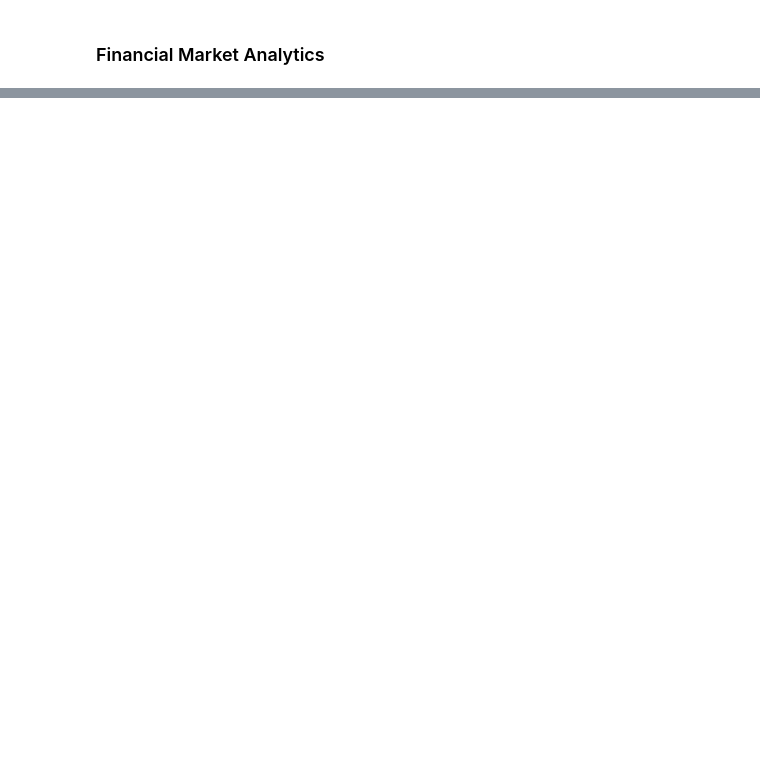
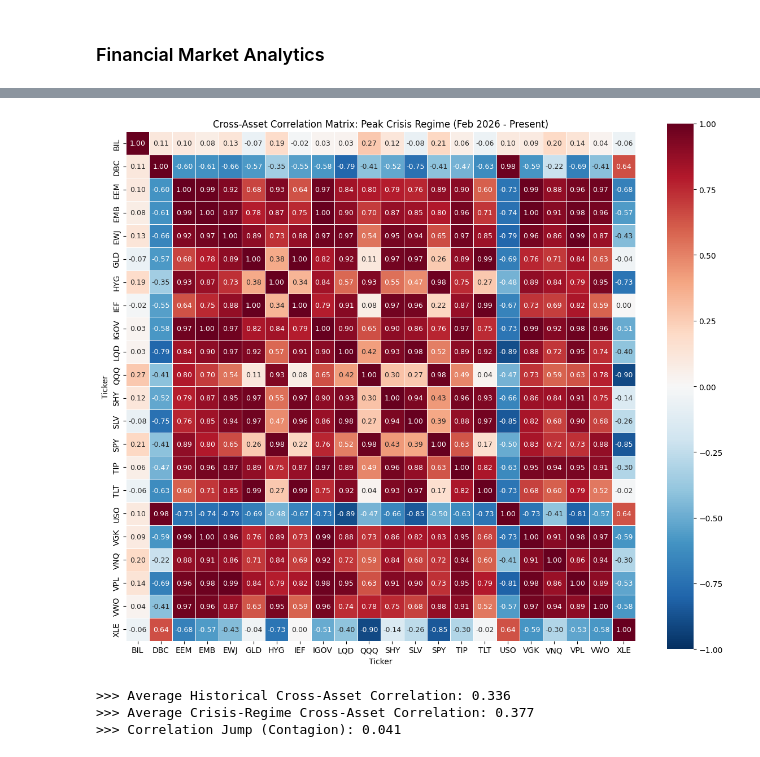
Before and after one commit to aronetommaso/Financial-Market-Analytics, a Jupyter notebook: project_type2.ipynb, the cells around one changed output, grey strips where cells are left out. Saved outputs shown, nothing was run; the diff lists cells and outputs as text; code cells hidden in the pictures; blank space fills up the shorter version.

```diff
--- a/project_type2.ipynb
+++ b/project_type2.ipynb
@@ -104,0 +224,35 @@ prices = prices.dropna(how="all")  # rimuove date senza dati
+# %%
+# Define the start date of the severe crisis period
+crisis_start_date = '2026-02-01'
+
+# Slice the log returns dataframe to isolate the war period
+crisis_returns = log_returns.loc[crisis_start_date:]
+
+# Calculate the correlation matrix specifically for the crisis regime
+crisis_corr_matrix = crisis_returns.corr()
+
+# Plot 2b: Crisis Period Correlation Matrix Heatmap
+plt.figure(figsize=(12, 10))
+
+# Use a consistent color map and scale (vmin=-1, vmax=1) to allow direct comparison with the previous heatmap
+sns.heatmap(crisis_corr_matrix, annot=True, fmt='.2f', cmap='RdBu_r', center=0,
+            vmin=-1, vmax=1, square=True, annot_kws={"size": 9}, linewidths=.5)
+
+plt.title('Cross-Asset Correlation Matrix: Peak Crisis Regime (Feb 2026 - Present)')
+plt.tight_layout()
+plt.show()
+
+# Optional analytical step: Calculate the average correlation jump
+# We extract the upper triangle of the matrices to avoid duplicating values and the diagonal (1.0s)
+mask = np.triu(np.ones_like(corr_matrix, dtype=bool), k=1)
+hist_avg_corr = corr_matrix.where(mask).mean().mean()
+crisis_avg_corr = crisis_corr_matrix.where(mask).mean().mean()
+
+print(f">>> Average Historical Cross-Asset Correlation: {hist_avg_corr:.3f}")
+print(f">>> Average Crisis-Regime Cross-Asset Correlation: {crisis_avg_corr:.3f}")
+print(f">>> Correlation Jump (Contagion): {(crisis_avg_corr - hist_avg_corr):.3f}")
+# %% [output]
+[figure, added]
+>>> Average Historical Cross-Asset Correlation: 0.336
+>>> Average Crisis-Regime Cross-Asset Correlation: 0.377
+>>> Correlation Jump (Contagion): 0.041
```
Also changed, not shown: parts of 35 cells of this notebook, 1 other file.
